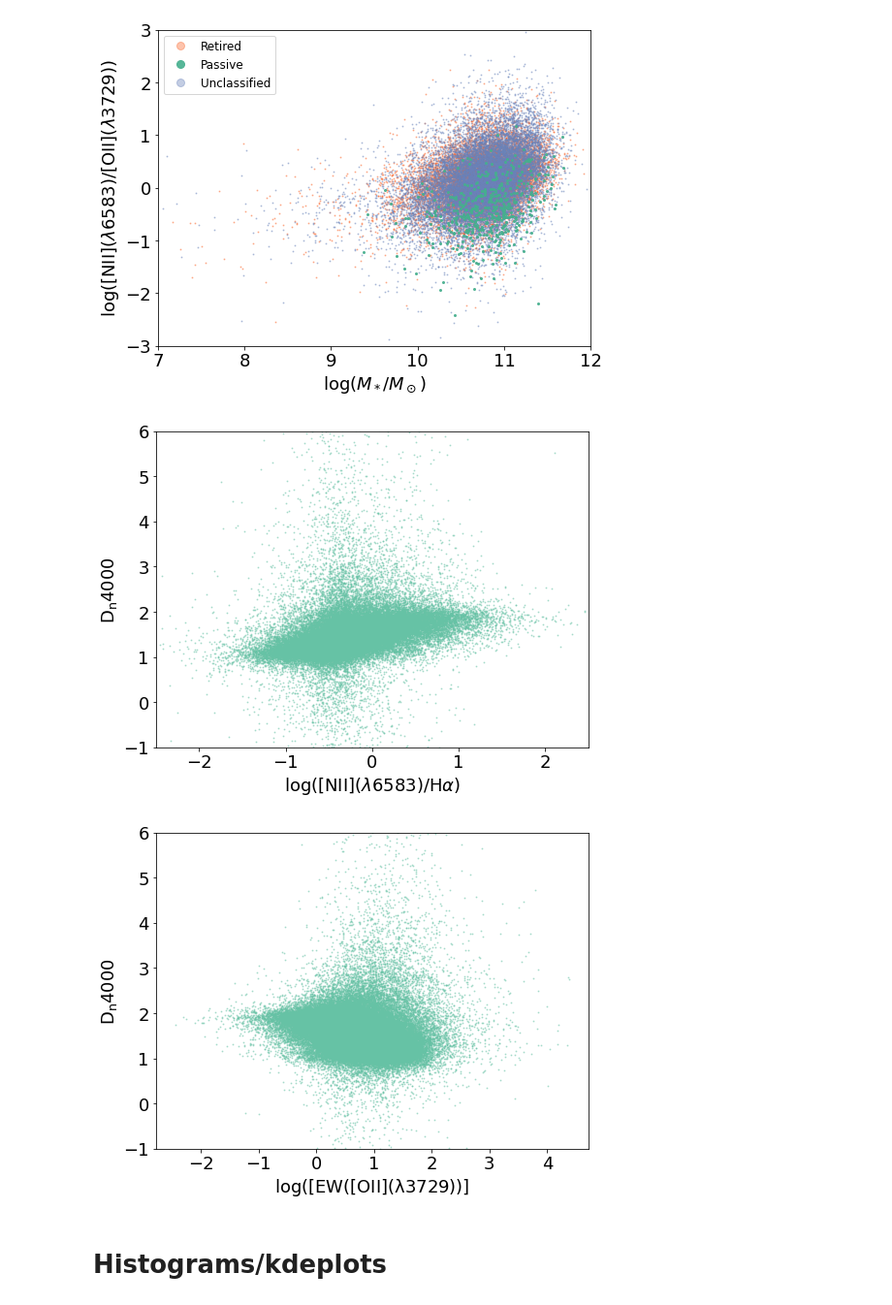
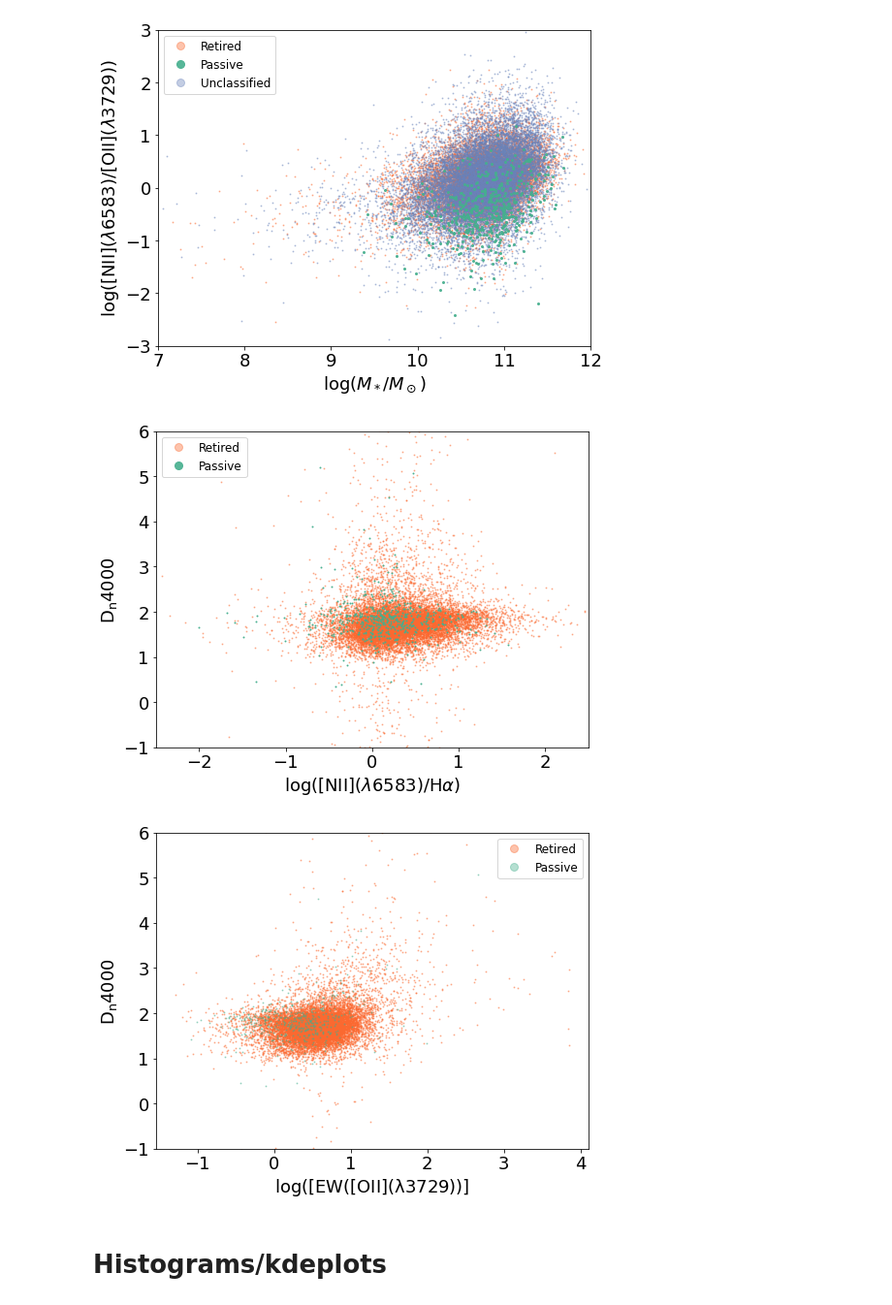
Before and after one commit to mdastro/LINER_UV, a Jupyter notebook: Klaudia/plots_new.ipynb, the cells around one changed output. Shown at 97% size. Cells and saved outputs as stored; diff of their text form; code cells hidden in the pictures.

```diff
--- a/Klaudia/plots_new.ipynb
+++ b/Klaudia/plots_new.ipynb
@@ -440,24 +525,40 @@ plt.show()
 # %% [output]
 [figure]
 # %%
-plt.plot(np.log10(NIIR_Ha_data['NIIR_FLUX']/NIIR_Ha_data['HA_FLUX']), NIIR_Ha_data['D4000N'], ls='', marker='o',
-         markersize=1, c=palette[0], alpha=0.4)
+plt.plot(np.log10(NIIR_Ha_retired['NIIR_FLUX']/NIIR_Ha_retired['HA_FLUX']), NIIR_Ha_retired['D4000N'], ls='',
+         marker='o', markersize=1, c=palette_darker[1], alpha=0.4, label='Retired')
+plt.plot(np.log10(NIIR_Ha_passive['NIIR_FLUX']/NIIR_Ha_passive['HA_FLUX']), NIIR_Ha_passive['D4000N'], ls='',
+         marker='o', markersize=1, c=palette_darker[0], alpha=0.9, label='Passive')
+
 plt.xlim(-2.5, 2.5)
 plt.ylim(-1,6)
 plt.xlabel(r'$\log([\mathrm{NII}](\lambda 6583)/\mathrm{H}\alpha)$')
 plt.ylabel(r'D$_\mathrm{n}4000$')
+
+legend = plt.legend()
+for legend_handle in legend.legendHandles:
+    legend_handle._legmarker.set_markersize(8)
+
 plt.show()
 # %% [output]
-[figure, old version]
+[figure, new version]
 # %%
-plt.plot(np.log10(EW_OII_data['OIIR_EW']), EW_OII_data['D4000N'], ls='', marker='o', markersize=1,
-         c=palette[0], alpha=0.4)
+plt.plot(np.log10(EW_OII_retired['OIIR_EW']), EW_OII_retired['D4000N'], ls='', marker='o', markersize=1,
+         c=palette_darker[1], alpha=0.4, label='Retired')
+plt.plot(np.log10(EW_OII_passive['OIIR_EW']), EW_OII_passive['D4000N'], ls='', marker='o', markersize=1,
+         c=palette_darker[0], alpha=0.4, label='Passive')
+
 plt.ylim(-1,6)
 plt.xlabel(r'$\log([\mathrm{EW([OII](\lambda 3729))}]$')
 plt.ylabel(r'D$_\mathrm{n}4000$')
+
+legend = plt.legend()
+for legend_handle in legend.legendHandles:
+    legend_handle._legmarker.set_markersize(8)
+
 plt.show()
 # %% [output]
-[figure, old version]
+[figure, new version]
 # %% [markdown]
 # Histograms/kdeplots
 # %%
```
Also changed, not shown: parts of 23 cells of this notebook, 1 other file.
